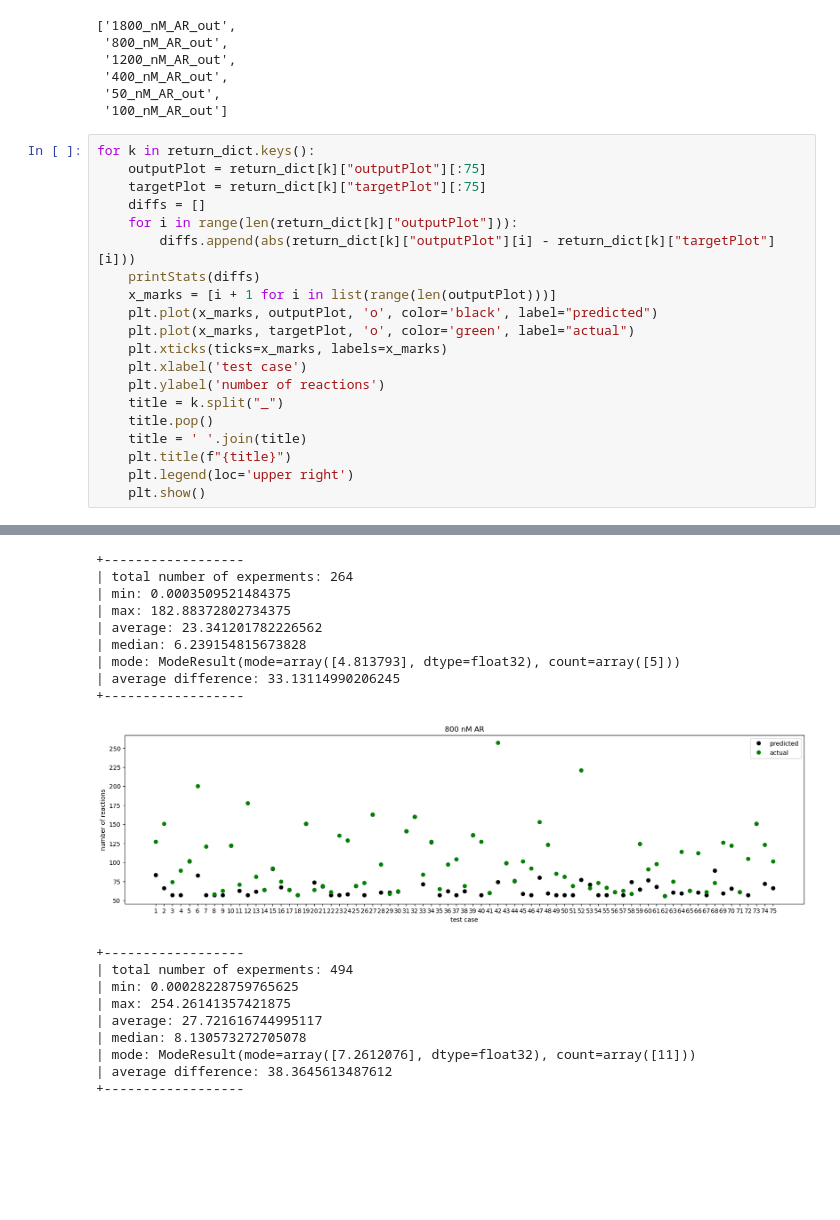
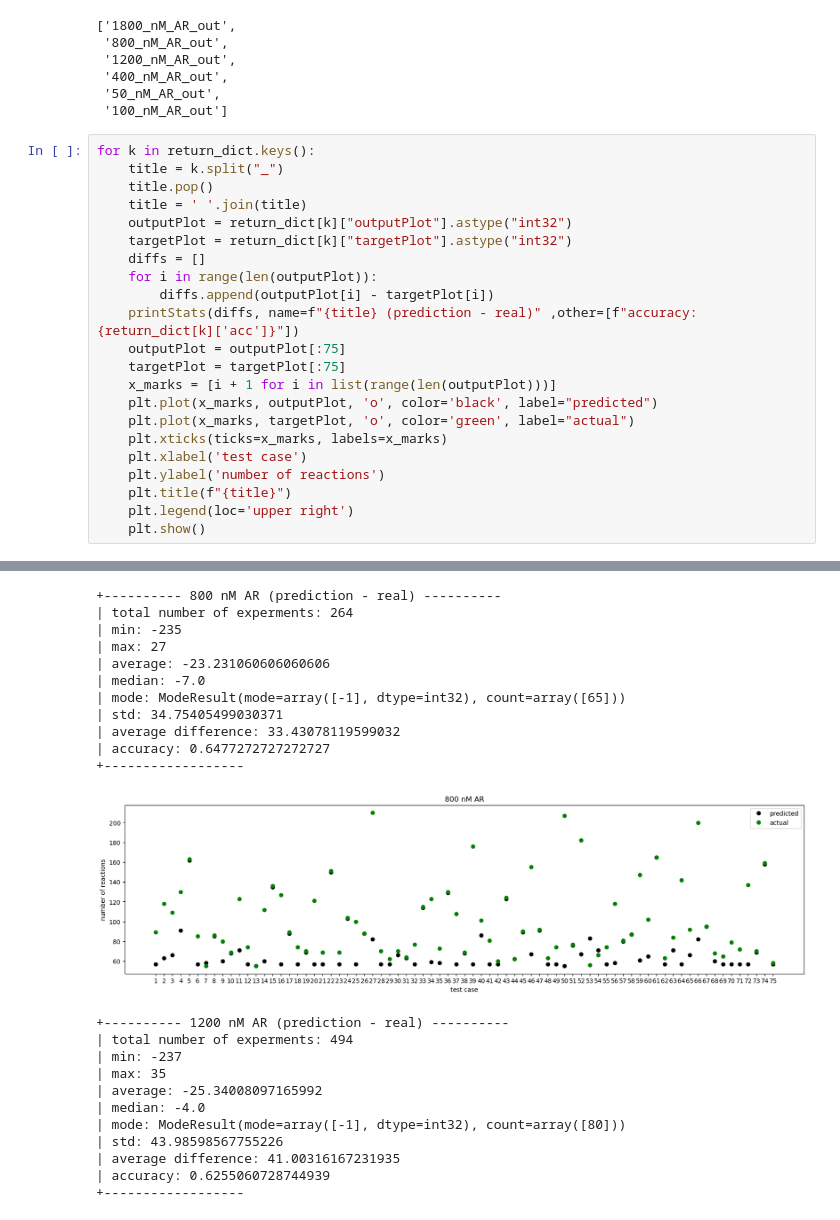
Before and after one commit to khood5/SNN-DNA-project, a Jupyter notebook: smallTraining-figs.ipynb, the cells around one changed output, grey strips where cells are left out. Cells and saved outputs as stored; diff of their text form; blank space fills up the shorter version.

Commit message:
updated the stats on the figs before meeting

```diff
--- a/smallTraining-figs.ipynb
+++ b/smallTraining-figs.ipynb
@@ -191,21 +191,23 @@ return_dict.keys()
  '100_nM_AR_out']
 # %%
 for k in return_dict.keys():
-    outputPlot = return_dict[k]["outputPlot"][:75]
-    targetPlot = return_dict[k]["targetPlot"][:75]
+    title = k.split("_")
+    title.pop()
+    title = ' '.join(title)
+    outputPlot = return_dict[k]["outputPlot"].astype("int32")
+    targetPlot = return_dict[k]["targetPlot"].astype("int32")
     diffs = []
-    for i in range(len(return_dict[k]["outputPlot"])):
-        diffs.append(abs(return_dict[k]["outputPlot"][i] - return_dict[k]["targetPlot"][i]))
-    printStats(diffs)
+    for i in range(len(outputPlot)):
+        diffs.append(outputPlot[i] - targetPlot[i])
+    printStats(diffs, name=f"{title} (prediction - real)" ,other=[f"accuracy: {return_dict[k]['acc']}"])
+    outputPlot = outputPlot[:75]
+    targetPlot = targetPlot[:75]
     x_marks = [i + 1 for i in list(range(len(outputPlot)))]
     plt.plot(x_marks, outputPlot, 'o', color='black', label="predicted")
     plt.plot(x_marks, targetPlot, 'o', color='green', label="actual")
     plt.xticks(ticks=x_marks, labels=x_marks)
     plt.xlabel('test case')
     plt.ylabel('number of reactions')
-    title = k.split("_")
-    title.pop()
-    title = ' '.join(title)
     plt.title(f"{title}")
     plt.legend(loc='upper right')
     plt.show()
@@ -223,19 +227,23 @@ for k in return_dict.keys():
++---------- 800 nM AR (prediction - real) ----------
+| total number of experments: 264
+| min: -235
+| max: 27
+| average: -23.231060606060606
+| median: -7.0
+| mode: ModeResult(mode=array([-1], dtype=int32), count=array([65]))
+| std: 34.75405499030371
+| average difference: 33.43078119599032
+| accuracy: 0.6477272727272727
 +------------------
-| total number of experments: 264
-| min: 0.0003509521484375
-| max: 182.88372802734375
-| average: 23.341201782226562
-| median: 6.239154815673828
-| mode: ModeResult(mode=array([4.813793], dtype=float32), count=array([5]))
-| average difference: 33.13114990206245
-+------------------
-[figure, old version]
+[figure, new version]
++---------- 1200 nM AR (prediction - real) ----------
+| total number of experments: 494
+| min: -237
+| max: 35
+| average: -25.34008097165992
+| median: -4.0
+| mode: ModeResult(mode=array([-1], dtype=int32), count=array([80]))
+| std: 43.98598567755226
+| average difference: 41.00316167231935
+| accuracy: 0.6255060728744939
 +------------------
-| total number of experments: 494
-| min: 0.00028228759765625
-| max: 254.26141357421875
-| average: 27.721616744995117
-| median: 8.130573272705078
-| mode: ModeResult(mode=array([7.2612076], dtype=float32), count=array([11]))
-| average difference: 38.3645613487612
-+------------------
```
Also changed, not shown: parts of 5 cells of this notebook, 3 other files.
